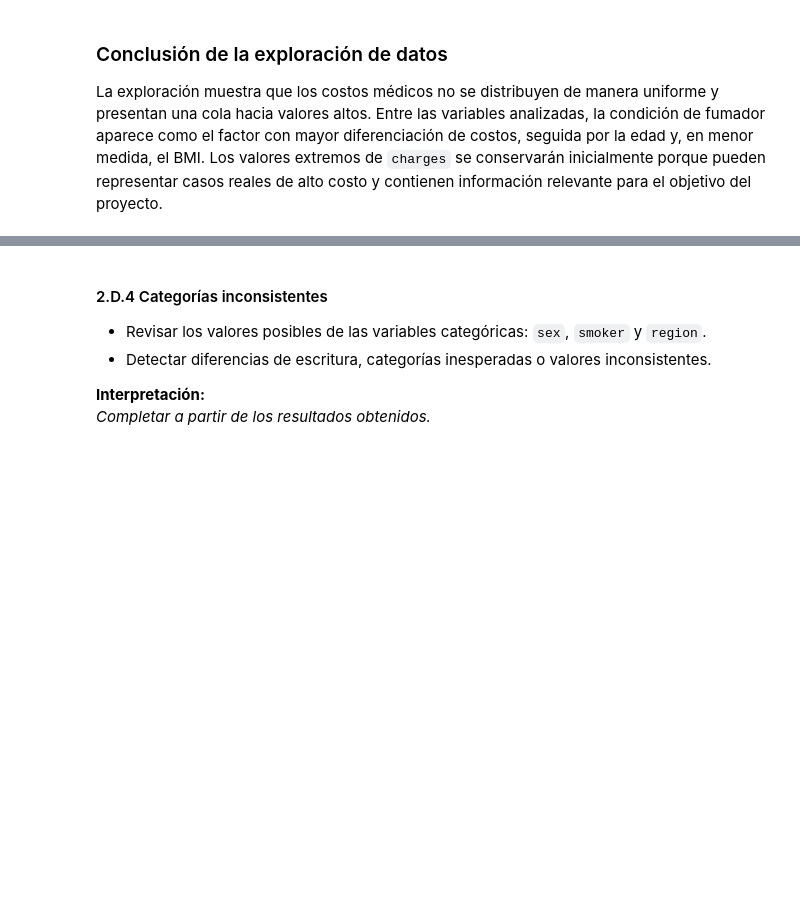
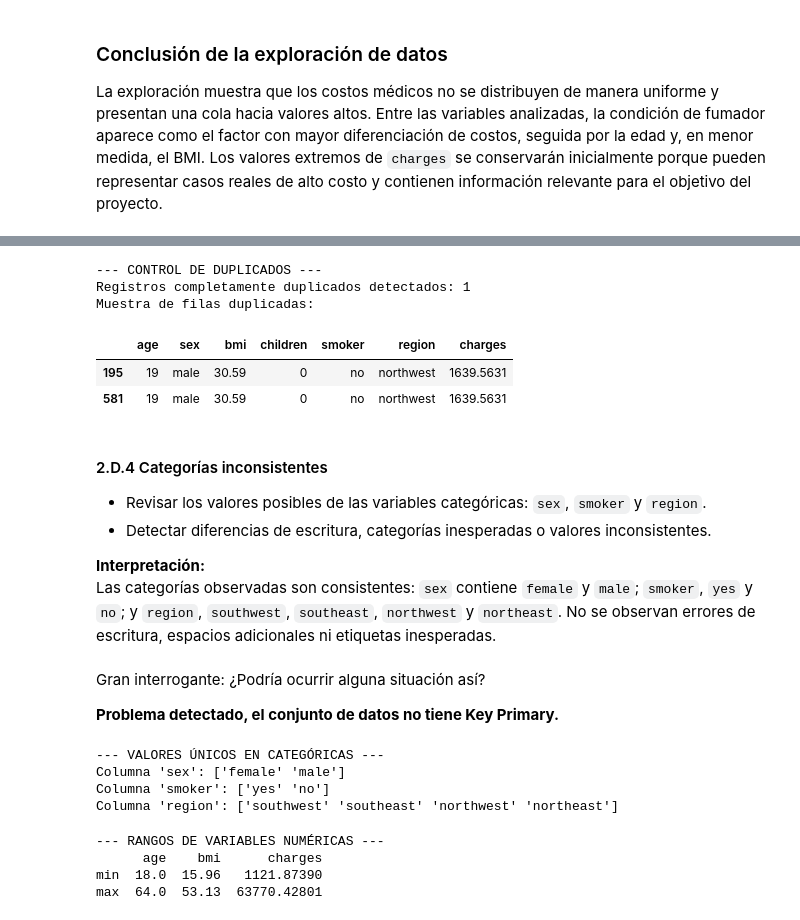
Before and after one commit to federico2018lc/Estudio_Dataset_MedicalCostPersonal-Datasets_Kaggle, a Jupyter notebook: modulo2AnalistaDatos.ipynb, the cells around one changed output, grey strips where cells are left out. Saved outputs shown, nothing was run; the diff lists cells and outputs as text; code cells hidden in the pictures; blank space fills up the shorter version.

```diff
--- a/modulo2AnalistaDatos.ipynb
+++ b/modulo2AnalistaDatos.ipynb
@@ -471,3 +703,18 @@ _Completar a partir de los resultados obtenidos._
+# %%
+# 2. Control de duplicados exactos
+print("\n--- CONTROL DE DUPLICADOS ---")
+cant_duplicados = df.duplicated().sum()
+print(f"Registros completamente duplicados detectados: {cant_duplicados}")
+if cant_duplicados > 0:
+    print("Muestra de filas duplicadas:")
+    display(df[df.duplicated(keep=False)].head())
+# %% [output]
+--- CONTROL DE DUPLICADOS ---
+Registros completamente duplicados detectados: 1
+Muestra de filas duplicadas:
+|  | age | sex | bmi | children | smoker | region | charges |
+| 195 | 19 | male | 30.59 | 0 | no | northwest | 1639.5631 |
+| 581 | 19 | male | 30.59 | 0 | no | northwest | 1639.5631 |
 # %% [markdown]
 #### 2.D.4 Categorías inconsistentes
 
@@ -475,4 +722,27 @@ _Completar a partir de los resultados obtenidos._
 - Detectar diferencias de escritura, categorías inesperadas o valores inconsistentes.
 
 **Interpretación:**
-_Completar a partir de los resultados obtenidos._
+Las categorías observadas son consistentes: `sex` contiene `female` y `male`; `smoker`, `yes` y `no`; y `region`, `southwest`, `southeast`, `northwest` y `northeast`. No se observan errores de escritura, espacios adicionales ni etiquetas inesperadas.
+# %% [markdown]
+Gran interrogante: ¿Podría ocurrir alguna situación así?
+
+ **Problema detectado, el conjunto de datos no tiene Key Primary.**
+# %%
+#4. Consistencia en variables categóricas
+print("\n--- VALORES ÚNICOS EN CATEGÓRICAS ---")
+for col in ['sex', 'smoker', 'region']:
+    print(f"Columna '{col}': {df[col].unique()}")
+# %% [output]
+--- VALORES ÚNICOS EN CATEGÓRICAS ---
+Columna 'sex': ['female' 'male']
+Columna 'smoker': ['yes' 'no']
+Columna 'region': ['southwest' 'southeast' 'northwest' 'northeast']
+# %%
+# 4. Control rápido de límites lógicos
+print("\n--- RANGOS DE VARIABLES NUMÉRICAS ---")
+print(df[['age', 'bmi', 'charges']].describe().loc[['min', 'max']])
+# %% [output]
+--- RANGOS DE VARIABLES NUMÉRICAS ---
+      age    bmi      charges
+min  18.0  15.96   1121.87390
+max  64.0  53.13  63770.42801
```
Also changed, not shown: parts of 46 cells of this notebook.
